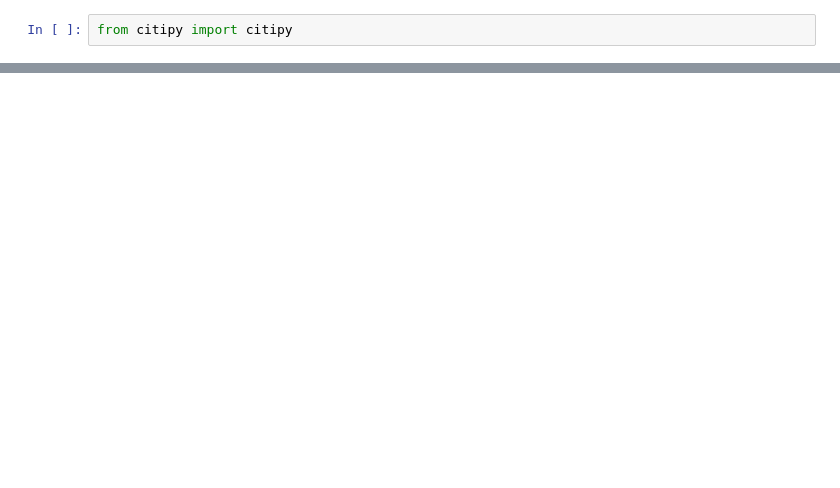
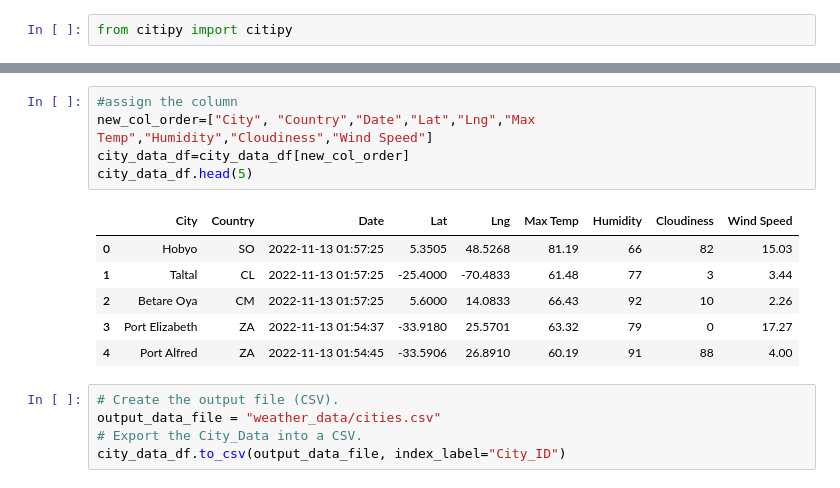
Before and after one commit to priyan2115/World_Weather_Analysis, a Jupyter notebook: WeatherPy.ipynb, the cells around one changed output, grey strips where cells are left out. Cells and saved outputs as stored; diff of their text form; blank space fills up the shorter version.

```diff
--- a/WeatherPy.ipynb
+++ b/WeatherPy.ipynb
@@ -67,0 +173,17 @@ len(cities)
+# %%
+#assign the column
+new_col_order=["City", "Country","Date","Lat","Lng","Max Temp","Humidity","Cloudiness","Wind Speed"]
+city_data_df=city_data_df[new_col_order]
+city_data_df.head(5)
+# %% [output]
+|  | City | Country | Date | Lat | Lng | Max Temp | Humidity | Cloudiness | Wind Speed |
+| 0 | Hobyo | SO | 2022-11-13 01:57:25 | 5.3505 | 48.5268 | 81.19 | 66 | 82 | 15.03 |
+| 1 | Taltal | CL | 2022-11-13 01:57:25 | -25.4000 | -70.4833 | 61.48 | 77 | 3 | 3.44 |
+| 2 | Betare Oya | CM | 2022-11-13 01:57:25 | 5.6000 | 14.0833 | 66.43 | 92 | 10 | 2.26 |
+| 3 | Port Elizabeth | ZA | 2022-11-13 01:54:37 | -33.9180 | 25.5701 | 63.32 | 79 | 0 | 17.27 |
+| 4 | Port Alfred | ZA | 2022-11-13 01:54:45 | -33.5906 | 26.8910 | 60.19 | 91 | 88 | 4.00 |
+# %%
+# Create the output file (CSV).
+output_data_file = "weather_data/cities.csv"
+# Export the City_Data into a CSV.
+city_data_df.to_csv(output_data_file, index_label="City_ID")
```
Also changed, not shown: parts of 7 cells of this notebook, 1 other file.
